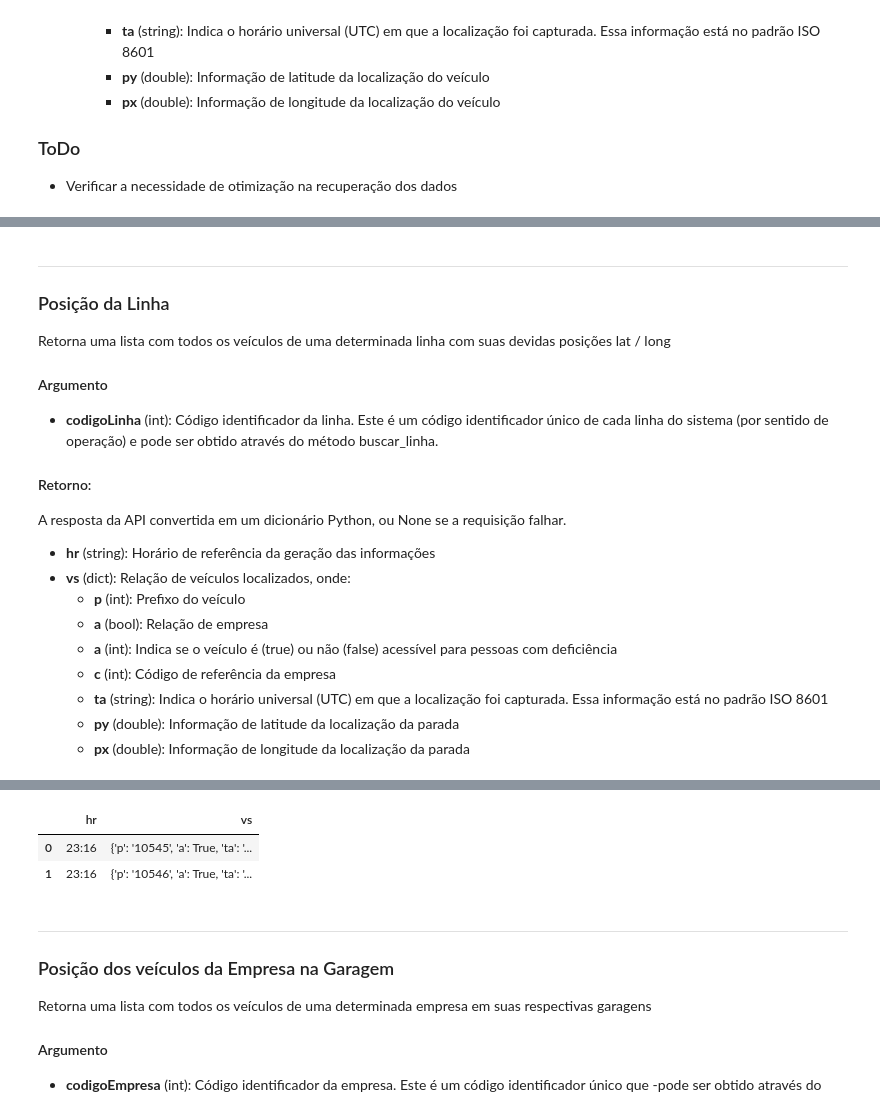
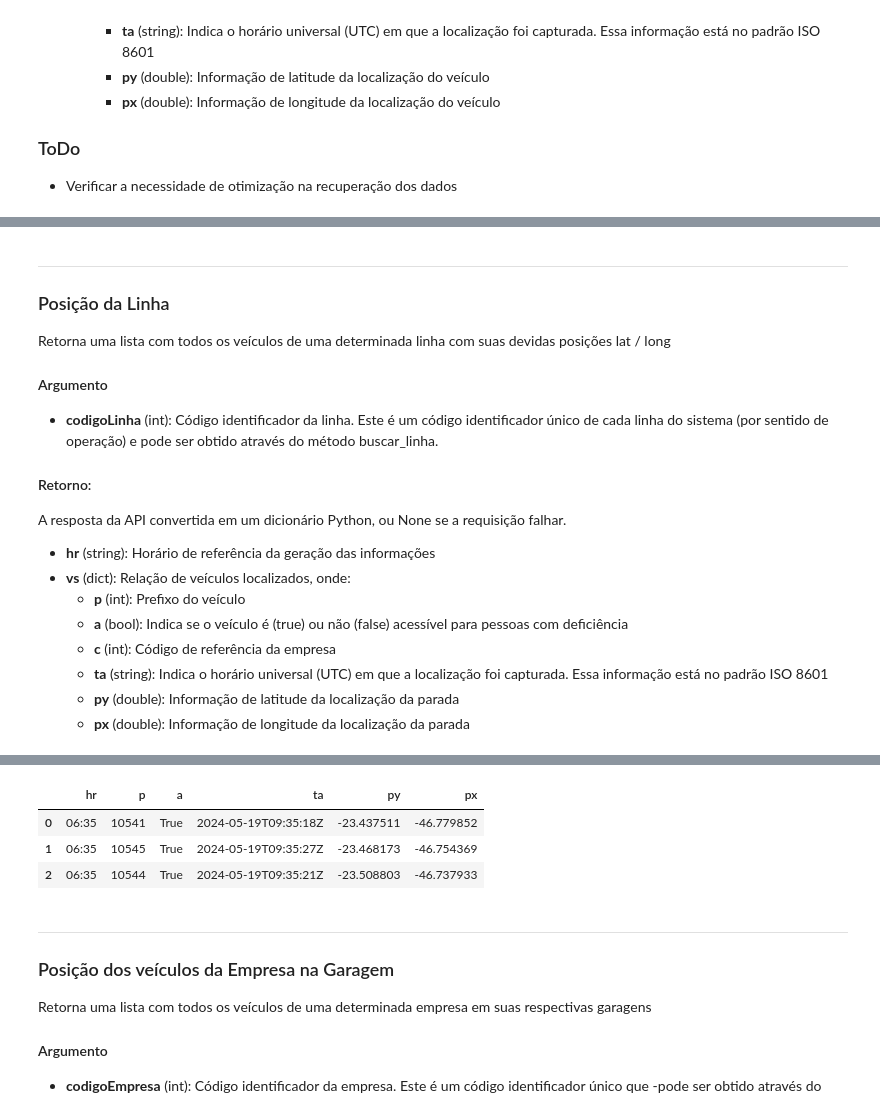
Before and after one commit to emviveros/InterSCity_Buzu, a Jupyter notebook: Python/API/notebooks/olho_vivo.ipynb, the cells around one changed output, grey strips where cells are left out. Saved outputs shown, nothing was run; the diff lists cells and outputs as text; code cells hidden in the pictures.

```diff
--- a/Python/API/notebooks/olho_vivo.ipynb
+++ b/Python/API/notebooks/olho_vivo.ipynb
@@ -430,21 +429,55 @@ A resposta da API convertida em um dicionário Python, ou None se a requisição
 - **hr** (string): Horário de referência da geração das informações
 - **vs** (dict): Relação de veículos localizados, onde:
     - **p** (int): Prefixo do veículo
-    - **a** (bool): Relação de empresa
-    - **a** (int):  Indica se o veículo é (true) ou não (false) acessível para pessoas com deficiência
+    - **a** (bool):  Indica se o veículo é (true) ou não (false) acessível para pessoas com deficiência
     - **c** (int):  Código de referência da empresa
     - **ta** (string): Indica o horário universal (UTC) em que a localização foi capturada. Essa informação está no padrão ISO 8601
     - **py** (double): Informação de latitude da localização da parada
     - **px** (double): Informação de longitude da localização da parada
 # %%
 # Faz chamada para buscar informações sobre as paradas da linha 8040
-codigo_linha = api.buscar_linha('8040')[1]['cl']    # 0 significa que é a linha de ida e 1 a linha de volta
+codigo_linha = api.buscar_linha('8040')[0]['cl']    # 0 significa que é a linha de ida e 1 a linha de volta
 print(f"Código da Linha: {codigo_linha}")
 posicao = api.posicao_linha(codigo_linha)
 print(posicao)
 
 # Imprime  informações sobre a linha 8040
 import pandas as pd
-df_posicaoLinha = pd.DataFrame(posicao)
+
+def criar_dataframe_veiculos_simples(dados_api):
+  """
+  Cria um DataFrame com informações de veículos a partir de um dicionário da API Olho Vivo (versão simplificada).
+
+  Args:
+    dados_api: Dicionário contendo informações de veículos (formato simplificado).
+
+  Returns:
+    DataFrame com colunas 'hr', 'p', 'a', 'ta', 'py', 'px'.
+  """
+
+  # Extrair hora da consulta
+  hora_consulta = dados_api['hr']
+
+  # Lista para armazenar informações dos veículos
+  lista_veiculos = []
+
+  # Iterar sobre os veículos
+  for veiculo in dados_api['vs']:
+    prefixo = veiculo['p']
+    acessivel = veiculo['a']
+    data_hora = veiculo['ta']
+    latitude = veiculo['py']
+    longitude = veiculo['px']
+
+    # Adicionar informações à lista
+    lista_veiculos.append({'hr': hora_consulta, 'p': prefixo, 'a': acessivel, 'ta': data_hora, 'py': latitude, 'px': longitude})
+
+  # Criar DataFrame a partir da lista
+  df_veiculos = pd.DataFrame(lista_veiculos, columns=['hr', 'p', 'a', 'ta', 'py', 'px'])
+
+  return df_veiculos
+
+
+df_posicaoLinha = criar_dataframe_veiculos_simples(posicao)
 df_posicaoLinha
 # %% [output]
@@ -453,6 +486,7 @@ Código da Linha: 33174
-|  | hr | vs |
-| 0 | 23:16 | {'p': '10545', 'a': True, 'ta': '... |
-| 1 | 23:16 | {'p': '10546', 'a': True, 'ta': '... |
+|  | hr | p | a | ta | py | px |
+| 0 | 06:35 | 10541 | True | 2024-05-19T09:35:18Z | -23.437511 | -46.779852 |
+| 1 | 06:35 | 10545 | True | 2024-05-19T09:35:27Z | -23.468173 | -46.754369 |
+| 2 | 06:35 | 10544 | True | 2024-05-19T09:35:21Z | -23.508803 | -46.737933 |
 # %% [markdown]
 ---
 
```
Also changed, not shown: parts of 15 cells of this notebook.
